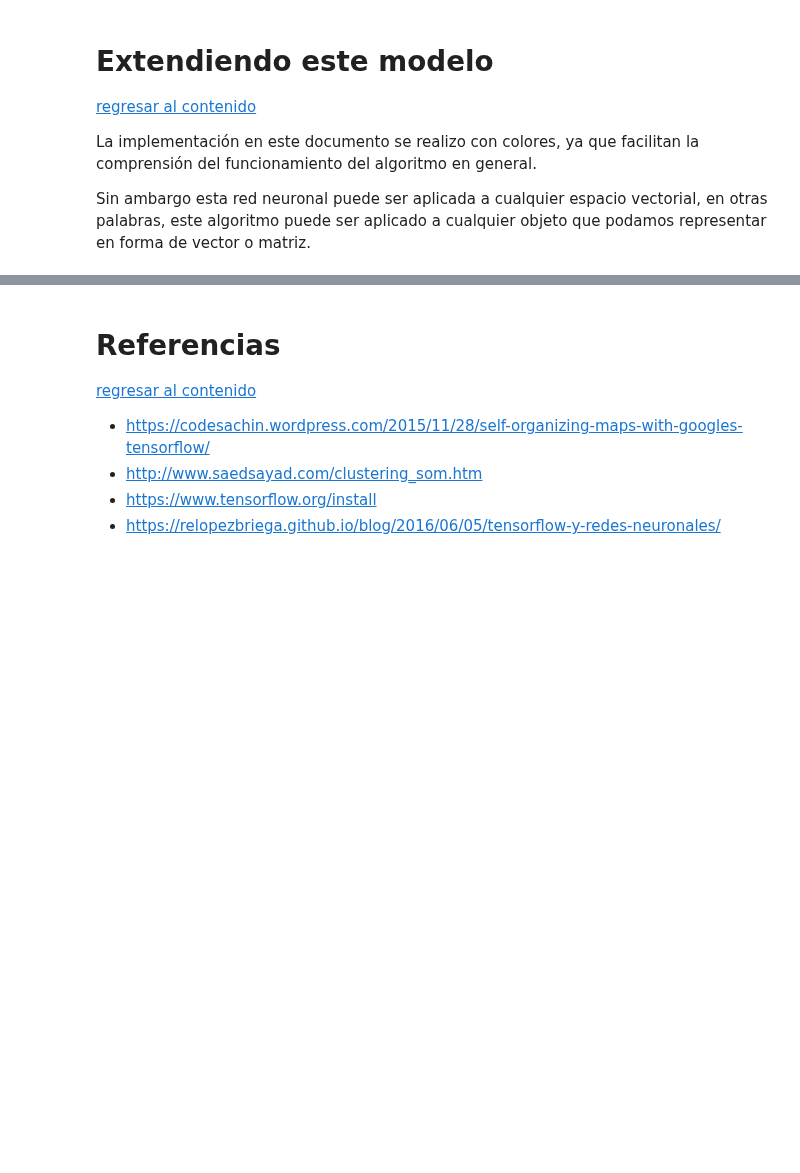
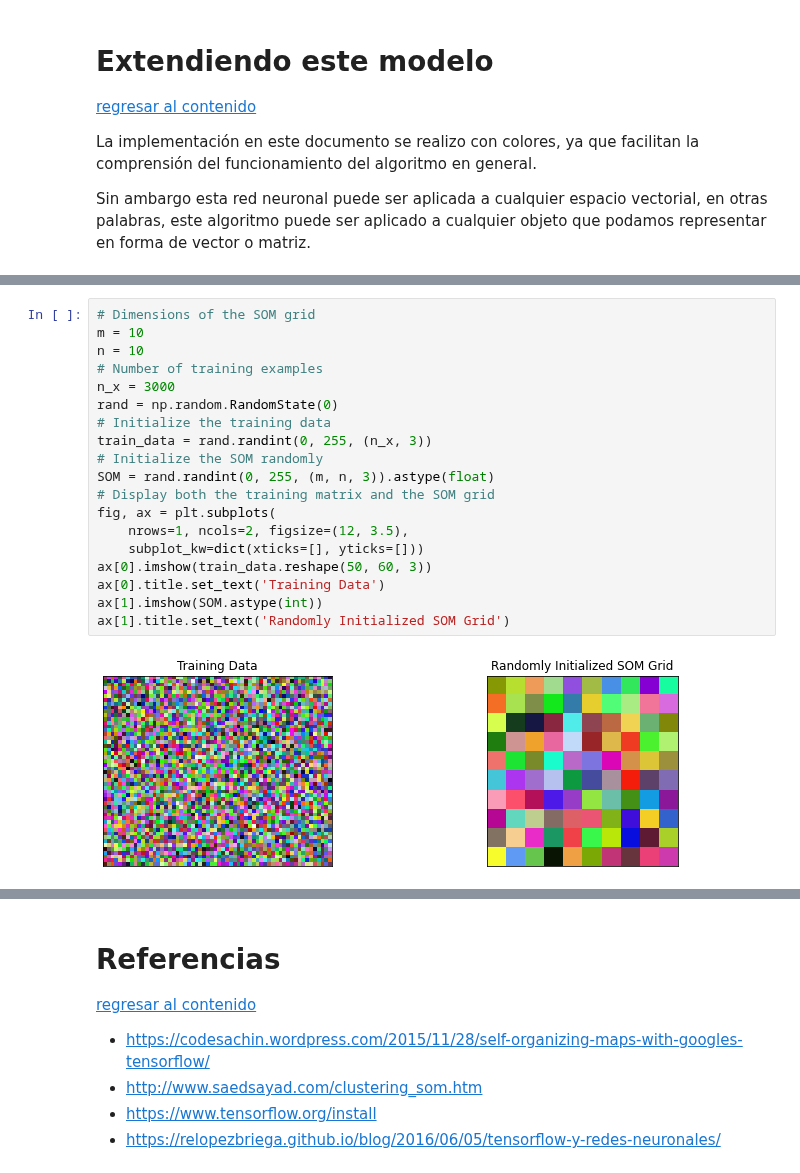
Before and after one commit to jugernaut/MACTI-analisisnumerico, a Jupyter notebook: 03_SistemasLineales/02_NormasInducidasAplicaciones/teacher/02_NormasInducidasAplicaciones.ipynb, the cells around one changed output, grey strips where cells are left out. Drawn from its saved outputs; the diff is of its cells as text; blank space fills up the shorter version.

```diff
--- a/03_SistemasLineales/02_NormasInducidasAplicaciones/teacher/02_NormasInducidasAplicaciones.ipynb
+++ b/03_SistemasLineales/02_NormasInducidasAplicaciones/teacher/02_NormasInducidasAplicaciones.ipynb
@@ -542,0 +570,21 @@ Respecto a la clasificación de imágenes, una imagen finalmente es un **mapa de
+# %%
+# Dimensions of the SOM grid
+m = 10
+n = 10
+# Number of training examples
+n_x = 3000
+rand = np.random.RandomState(0)
+# Initialize the training data
+train_data = rand.randint(0, 255, (n_x, 3))
+# Initialize the SOM randomly
+SOM = rand.randint(0, 255, (m, n, 3)).astype(float)
+# Display both the training matrix and the SOM grid
+fig, ax = plt.subplots(
+    nrows=1, ncols=2, figsize=(12, 3.5),
+    subplot_kw=dict(xticks=[], yticks=[]))
+ax[0].imshow(train_data.reshape(50, 60, 3))
+ax[0].title.set_text('Training Data')
+ax[1].imshow(SOM.astype(int))
+ax[1].title.set_text('Randomly Initialized SOM Grid')
+# %% [output]
+[figure, added]
```
Also changed, not shown: parts of 9 cells of this notebook.
